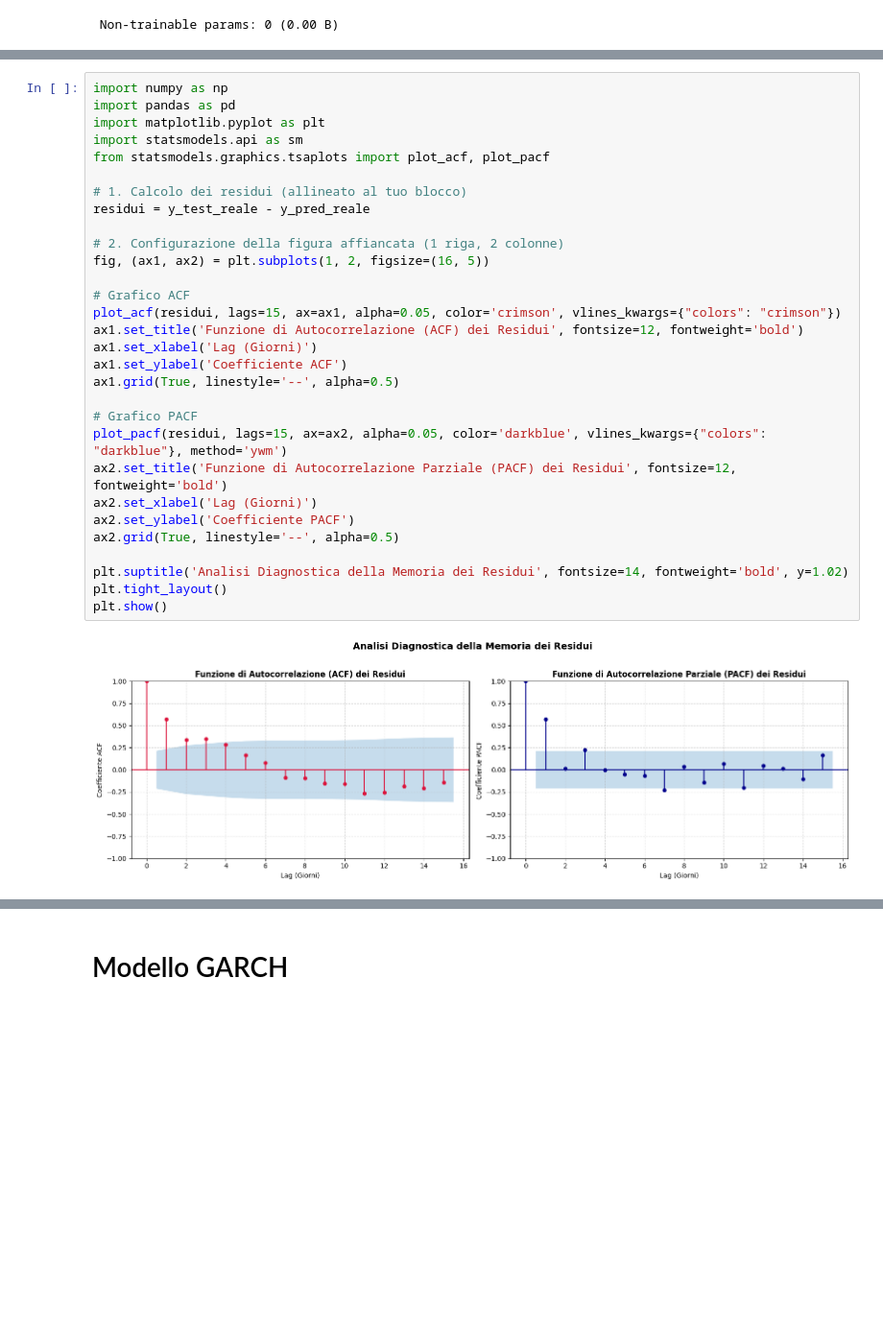
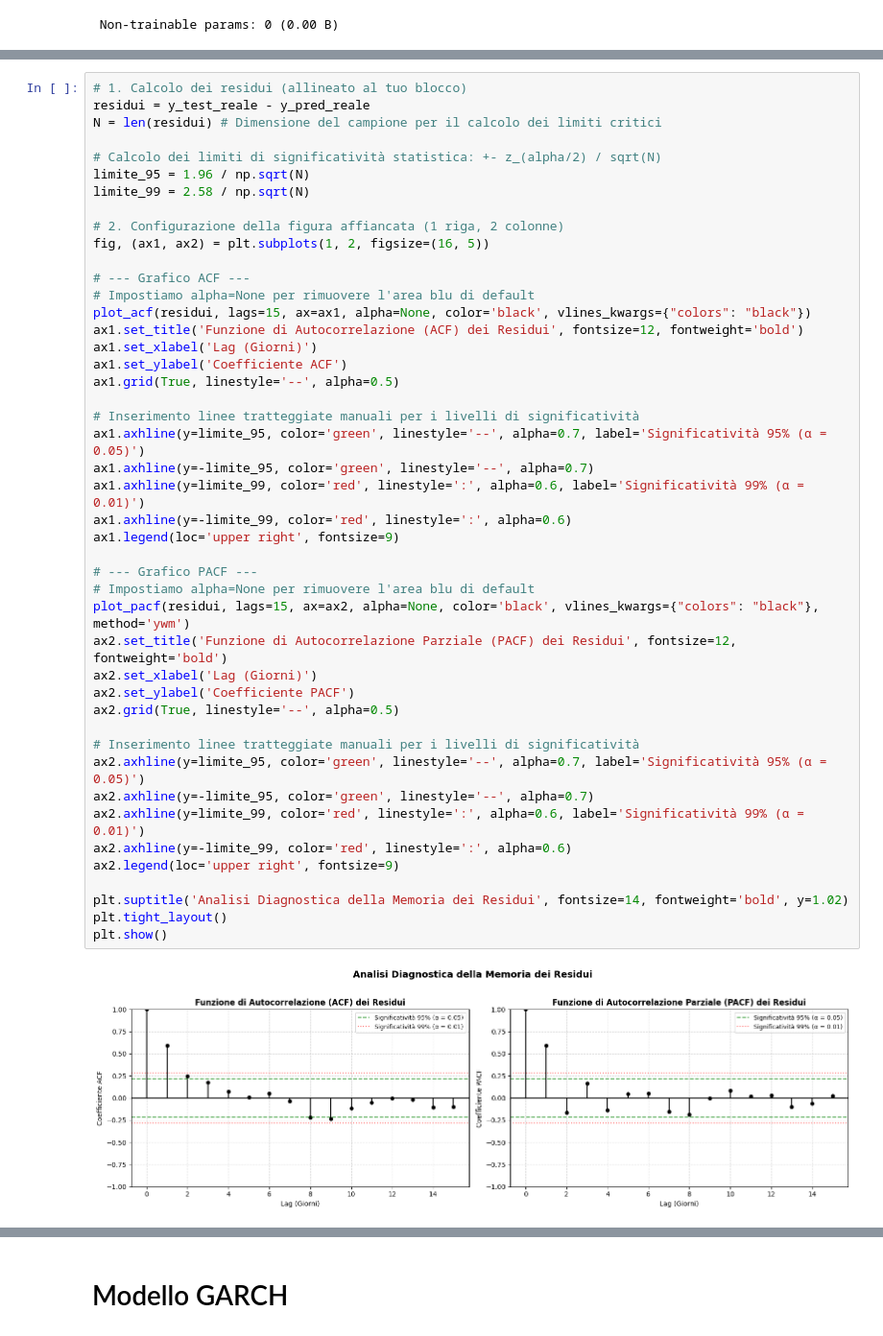
Before and after one commit to PepeFederico/Progetto_Mercati_Finanziari, a Jupyter notebook: rendimenti.ipynb, the cells around one changed output, grey strips where cells are left out. Shown at 96% size. Drawn from its saved outputs; the diff is of its cells as text; blank space fills up the shorter version.

```diff
--- a/rendimenti.ipynb
+++ b/rendimenti.ipynb
@@ -1416,32 +1470,47 @@ Coefficiente di Determinazione (R2): 0.1113 (11.13%)
 # %%
-import numpy as np
-import pandas as pd
-import matplotlib.pyplot as plt
-import statsmodels.api as sm
-from statsmodels.graphics.tsaplots import plot_acf, plot_pacf
-
 # 1. Calcolo dei residui (allineato al tuo blocco)
 residui = y_test_reale - y_pred_reale
+N = len(residui) # Dimensione del campione per il calcolo dei limiti critici
+
+# Calcolo dei limiti di significatività statistica: +- z_(alpha/2) / sqrt(N)
+limite_95 = 1.96 / np.sqrt(N)
+limite_99 = 2.58 / np.sqrt(N)
 
 # 2. Configurazione della figura affiancata (1 riga, 2 colonne)
 fig, (ax1, ax2) = plt.subplots(1, 2, figsize=(16, 5))
 
-# Grafico ACF
-plot_acf(residui, lags=15, ax=ax1, alpha=0.05, color='crimson', vlines_kwargs={"colors": "crimson"})
+# --- Grafico ACF ---
+# Impostiamo alpha=None per rimuovere l'area blu di default
+plot_acf(residui, lags=15, ax=ax1, alpha=None, color='black', vlines_kwargs={"colors": "black"})
 ax1.set_title('Funzione di Autocorrelazione (ACF) dei Residui', fontsize=12, fontweight='bold')
 ax1.set_xlabel('Lag (Giorni)')
 ax1.set_ylabel('Coefficiente ACF')
 ax1.grid(True, linestyle='--', alpha=0.5)
 
-# Grafico PACF
-plot_pacf(residui, lags=15, ax=ax2, alpha=0.05, color='darkblue', vlines_kwargs={"colors": "darkblue"}, method='ywm')
+# Inserimento linee tratteggiate manuali per i livelli di significatività
+ax1.axhline(y=limite_95, color='green', linestyle='--', alpha=0.7, label='Significatività 95% (α = 0.05)')
+ax1.axhline(y=-limite_95, color='green', linestyle='--', alpha=0.7)
+ax1.axhline(y=limite_99, color='red', linestyle=':', alpha=0.6, label='Significatività 99% (α = 0.01)')
+ax1.axhline(y=-limite_99, color='red', linestyle=':', alpha=0.6)
+ax1.legend(loc='upper right', fontsize=9)
+
+# --- Grafico PACF ---
+# Impostiamo alpha=None per rimuovere l'area blu di default
+plot_pacf(residui, lags=15, ax=ax2, alpha=None, color='black', vlines_kwargs={"colors": "black"}, method='ywm')
 ax2.set_title('Funzione di Autocorrelazione Parziale (PACF) dei Residui', fontsize=12, fontweight='bold')
 ax2.set_xlabel('Lag (Giorni)')
 ax2.set_ylabel('Coefficiente PACF')
 ax2.grid(True, linestyle='--', alpha=0.5)
 
+# Inserimento linee tratteggiate manuali per i livelli di significatività
+ax2.axhline(y=limite_95, color='green', linestyle='--', alpha=0.7, label='Significatività 95% (α = 0.05)')
+ax2.axhline(y=-limite_95, color='green', linestyle='--', alpha=0.7)
+ax2.axhline(y=limite_99, color='red', linestyle=':', alpha=0.6, label='Significatività 99% (α = 0.01)')
+ax2.axhline(y=-limite_99, color='red', linestyle=':', alpha=0.6)
+ax2.legend(loc='upper right', fontsize=9)
+
 plt.suptitle('Analisi Diagnostica della Memoria dei Residui', fontsize=14, fontweight='bold', y=1.02)
 plt.tight_layout()
 plt.show()
 # %% [output]
-[figure, old version]
+[figure, new version]
```
Also changed, not shown: parts of 28 cells of this notebook.
